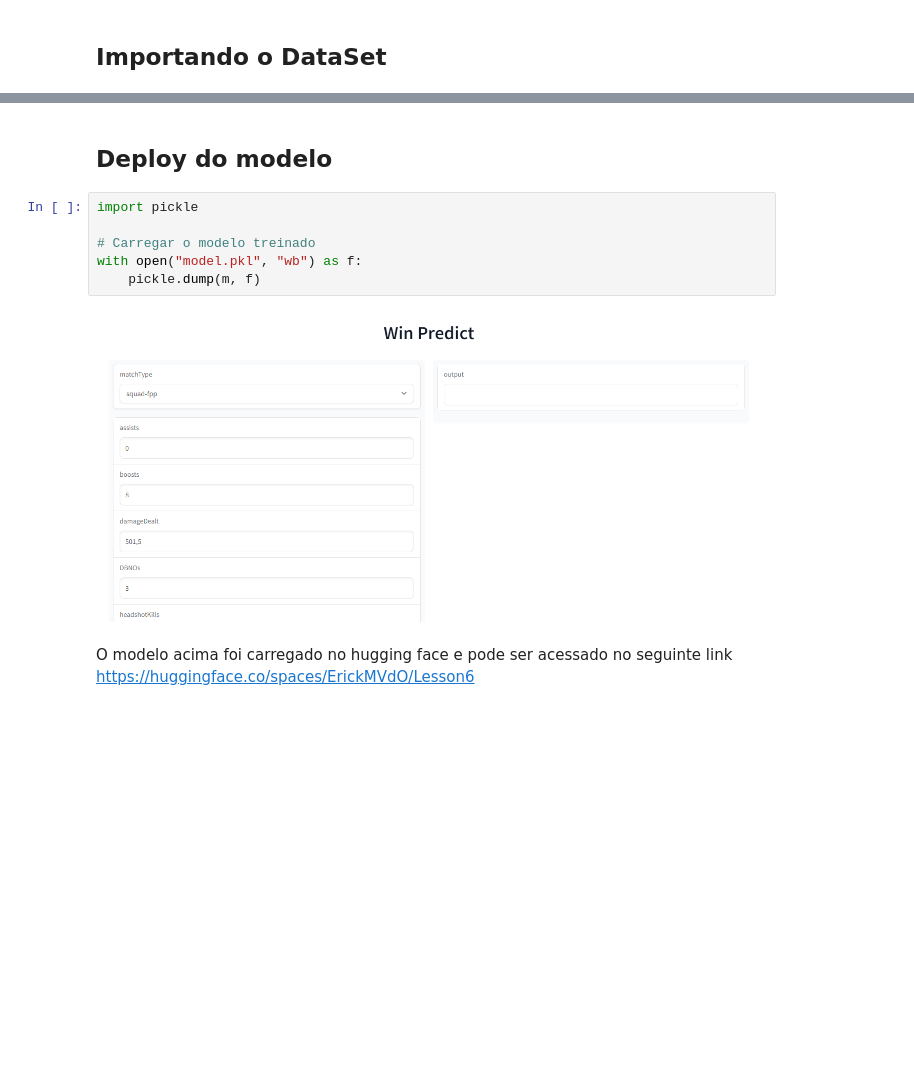
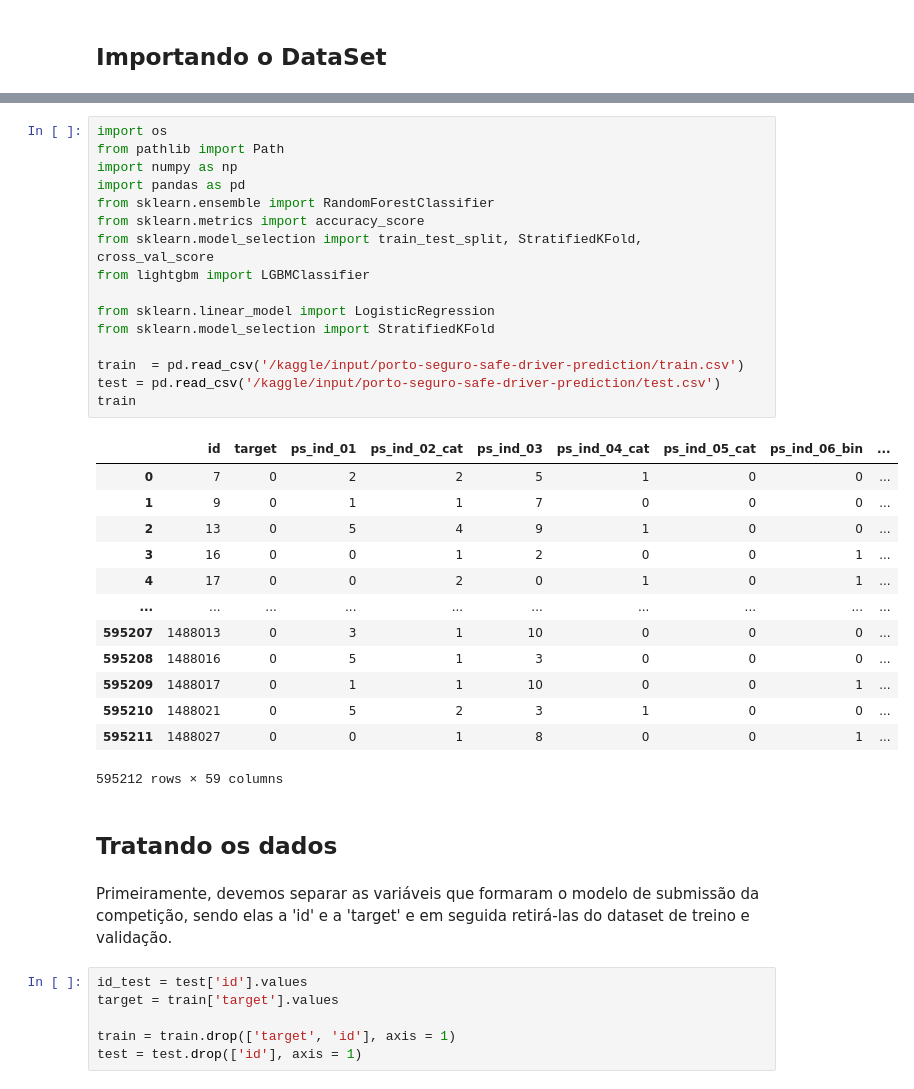
Before and after one commit to fabraz/fastaiOnCampus, a Jupyter notebook: nbs/190027355_ErickMVdO_Erick Melo Vidal de Oliveira.ipynb, the cells around one changed output, grey strips where cells are left out. Cells and saved outputs as stored; diff of their text form; blank space fills up the shorter version.

```diff
--- a/nbs/190027355_ErickMVdO_Erick Melo Vidal de Oliveira.ipynb
+++ b/nbs/190027355_ErickMVdO_Erick Melo Vidal de Oliveira.ipynb
@@ -420,12 +13,40 @@ pd.DataFrame(dict(cols=trn_xs.columns, imp=m.feature_importances_)).plot('cols',
-# %% [markdown]
-## Deploy do modelo
-# %%
-import pickle
-
-# Carregar o modelo treinado
-with open("model.pkl", "wb") as f:
-    pickle.dump(m, f)
-# %% [markdown]
-![image.png](attachment:85ec66bb-38b8-415e-9b91-5ca85f91a72b.png)
-# %% [markdown]
-O modelo acima foi carregado no hugging face e pode ser acessado no seguinte link https://huggingface.co/spaces/ErickMVdO/Lesson6
+# %%
+import os
+from pathlib import Path
+import numpy as np
+import pandas as pd
+from sklearn.ensemble import RandomForestClassifier
+from sklearn.metrics import accuracy_score
+from sklearn.model_selection import train_test_split, StratifiedKFold, cross_val_score
+from lightgbm import LGBMClassifier
+
+from sklearn.linear_model import LogisticRegression
+from sklearn.model_selection import StratifiedKFold
+
+train  = pd.read_csv('/kaggle/input/porto-seguro-safe-driver-prediction/train.csv')
+test = pd.read_csv('/kaggle/input/porto-seguro-safe-driver-prediction/test.csv')
+train
+# %% [output]
+|  | id | target | ps_ind_01 | ps_ind_02_cat | ps_ind_03 | ps_ind_04_cat | ps_ind_05_cat | ps_ind_06_bin | ... |
+| 0 | 7 | 0 | 2 | 2 | 5 | 1 | 0 | 0 | ... |
+| 1 | 9 | 0 | 1 | 1 | 7 | 0 | 0 | 0 | ... |
+| 2 | 13 | 0 | 5 | 4 | 9 | 1 | 0 | 0 | ... |
+| 3 | 16 | 0 | 0 | 1 | 2 | 0 | 0 | 1 | ... |
+| 4 | 17 | 0 | 0 | 2 | 0 | 1 | 0 | 1 | ... |
+| ... | ... | ... | ... | ... | ... | ... | ... | ... | ... |
+| 595207 | 1488013 | 0 | 3 | 1 | 10 | 0 | 0 | 0 | ... |
+| 595208 | 1488016 | 0 | 5 | 1 | 3 | 0 | 0 | 0 | ... |
+| 595209 | 1488017 | 0 | 1 | 1 | 10 | 0 | 0 | 1 | ... |
+| 595210 | 1488021 | 0 | 5 | 2 | 3 | 1 | 0 | 0 | ... |
+| 595211 | 1488027 | 0 | 0 | 1 | 8 | 0 | 0 | 1 | ... |
+595212 rows × 59 columns
+# %% [markdown]
+## Tratando os dados
+# %% [markdown]
+Primeiramente, devemos separar as variáveis que formaram o modelo de submissão da competição, sendo elas a 'id' e a 'target' e em seguida retirá-las do dataset de treino e validação.
+# %%
+id_test = test['id'].values
+target = train['target'].values
+
+train = train.drop(['target', 'id'], axis = 1)
+test = test.drop(['id'], axis = 1)
```
Also changed, not shown: parts of 99 cells of this notebook.
